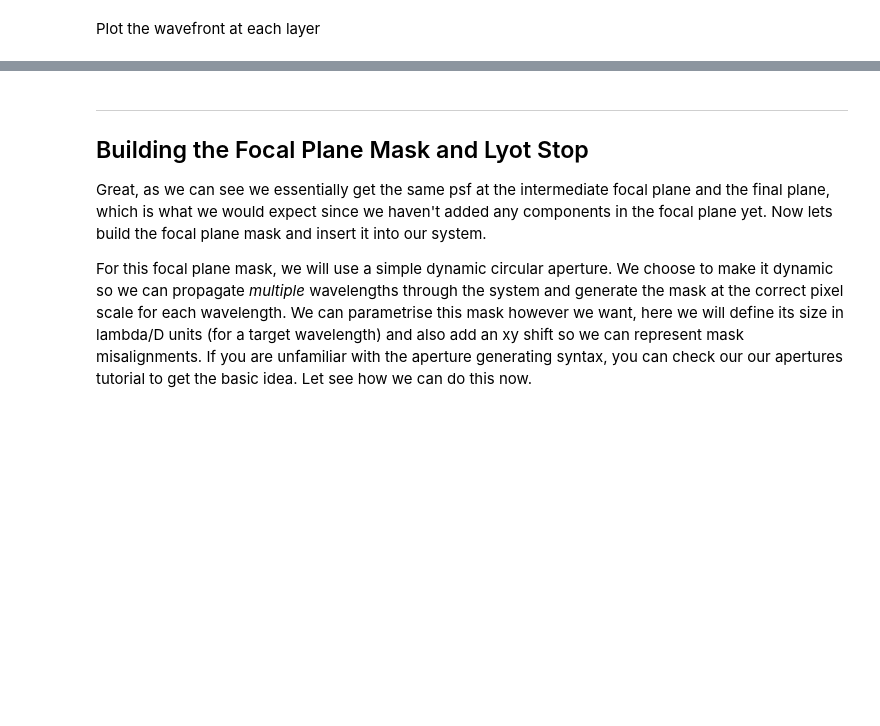
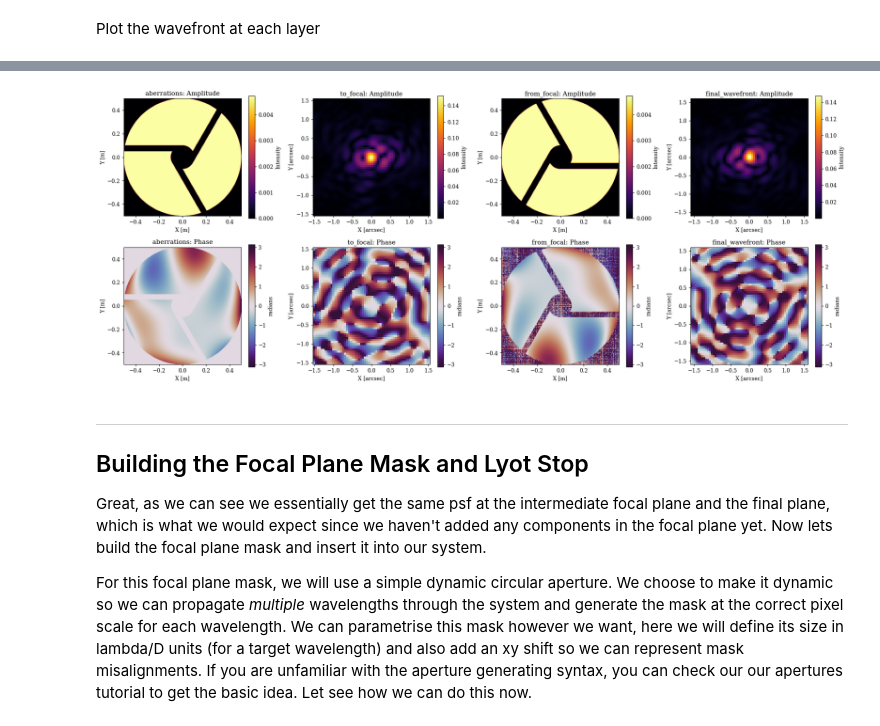
Before and after one commit to LouisDesdoigts/dLux_tutorials, a Jupyter notebook: tutorials/coronagraphs.ipynb, the cells around one changed output, grey strips where cells are left out. Saved outputs shown, nothing was run; the diff lists cells and outputs as text; code cells hidden in the pictures; blank space fills up the shorter version.

```diff
--- a/tutorials/coronagraphs.ipynb
+++ b/tutorials/coronagraphs.ipynb
@@ -158,3 +118,43 @@ plt.show()
+# %%
+## COLLAPSE: Plotting code
+plt.figure(figsize=(20, 8))
+for i, name in enumerate(["aberrations", "to_focal", "from_focal", "final_wavefront"]):
+    # Get the amplitude and phase of the wavefront
+    wf = outputs[name]
+    amp = np.abs(wf.amplitude)
+    phase = wf.phase
+
+    # Get the units and extent
+    if name == "to_focal":
+        s = 30
+        c = amp.shape[0] // 2
+        amp = amp[c - s : c + s, c - s : c + s]
+        phase = phase[c - s : c + s, c - s : c + s]
+        diam = dlu.rad2arcsec(wf.pixel_scale * amp.shape[0])
+        unit = "arcsec"
+    elif name == "final_wavefront":
+        diam = optics.fov
+        unit = "arcsec"
+    else:
+        diam = wf.diameter
+        unit = "m"
+    ext = dlu.imshow_extent(diam)
+
+    # Plot the plane
+    ax = plt.subplot(2, 4, i + 1)
+    im = ax.imshow(amp, extent=ext)
+    plt.colorbar(im, ax=ax, label="Intensity")
+    ax.set(title=f"{name}: Amplitude", xlabel=f"X [{unit}]", ylabel=f"Y [{unit}]")
+
+    ax = plt.subplot(2, 4, i + 5)
+    im = ax.imshow(phase, "twilight_shifted", extent=ext, vmin=-np.pi, vmax=np.pi)
+    plt.colorbar(im, ax=ax, label="radians")
+    ax.set(title=f"{name}: Phase", xlabel=f"X [{unit}]", ylabel=f"Y [{unit}]")
+
+plt.tight_layout()
+plt.show()
+# %% [output]
+[figure, added]
 # %% [markdown]
 ---
 
```
Also changed, not shown: parts of 15 cells of this notebook, 2 other files.
